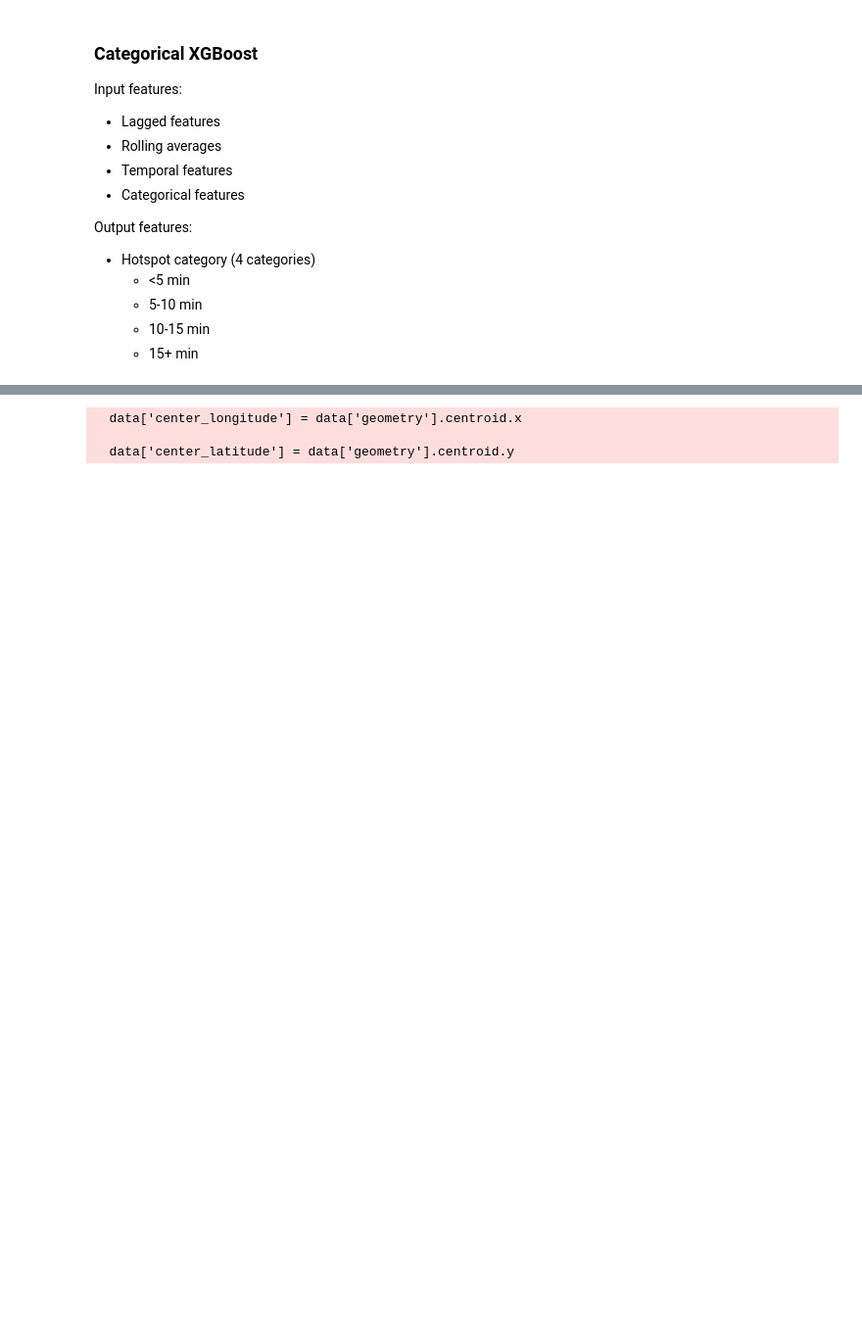
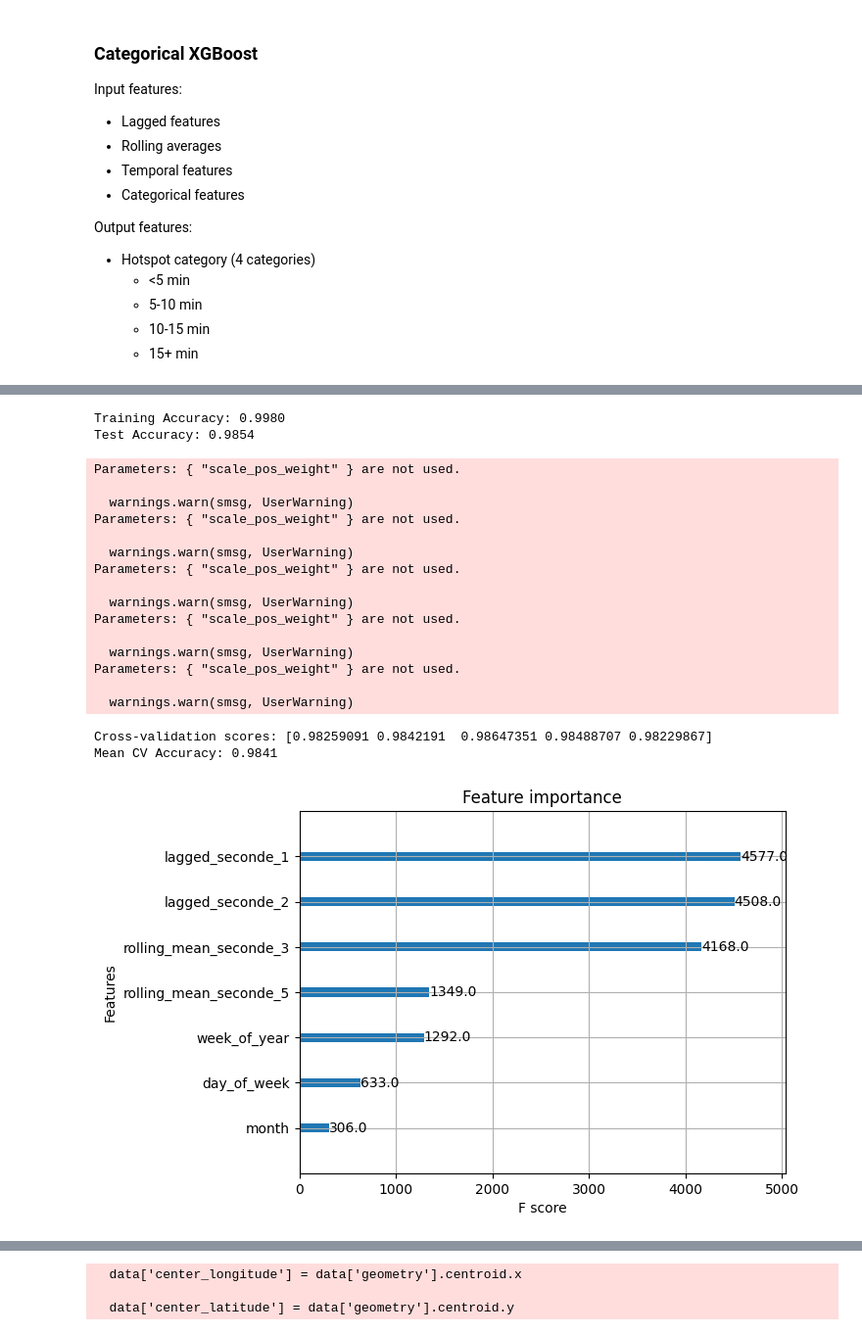
Before and after one commit to J-mastenbroek/smart_sweeping, a Jupyter notebook: model_comparison.ipynb, the cells around one changed output, grey strips where cells are left out. Shown at 98% size. Cells and saved outputs as stored; diff of their text form; code cells hidden in the pictures; blank space fills up the shorter version.

```diff
--- a/model_comparison.ipynb
+++ b/model_comparison.ipynb
@@ -221,0 +285,41 @@ Balanced Accuracy: 0.9188401754229489
+# %%
+train_preds = model.predict(X_train)
+test_preds = model.predict(X_test)
+
+train_acc = accuracy_score(y_train, train_preds)
+test_acc = accuracy_score(y_test, test_preds)
+
+print(f"Training Accuracy: {train_acc:.4f}")
+print(f"Test Accuracy: {test_acc:.4f}")
+xgb.plot_importance(model)
+from sklearn.model_selection import cross_val_score
+
+cv_scores = cross_val_score(model, X, y, cv=5, scoring="accuracy")
+print(f"Cross-validation scores: {cv_scores}")
+print(f"Mean CV Accuracy: {np.mean(cv_scores):.4f}")
+
+from sklearn.model_selection import learning_curve
+import matplotlib.pyplot as plt
+
+plt.show()
+# %% [output]
+Training Accuracy: 0.9980
+Test Accuracy: 0.9854
+Parameters: { "scale_pos_weight" } are not used.
+
+  warnings.warn(smsg, UserWarning)
+Parameters: { "scale_pos_weight" } are not used.
+
+  warnings.warn(smsg, UserWarning)
+Parameters: { "scale_pos_weight" } are not used.
+
+  warnings.warn(smsg, UserWarning)
+Parameters: { "scale_pos_weight" } are not used.
+
+  warnings.warn(smsg, UserWarning)
+Parameters: { "scale_pos_weight" } are not used.
+
+  warnings.warn(smsg, UserWarning)
+Cross-validation scores: [0.98259091 0.9842191  0.98647351 0.98488707 0.98229867]
+Mean CV Accuracy: 0.9841
+[figure, added]
```
Also changed, not shown: parts of 2 cells of this notebook, 1 other file.
